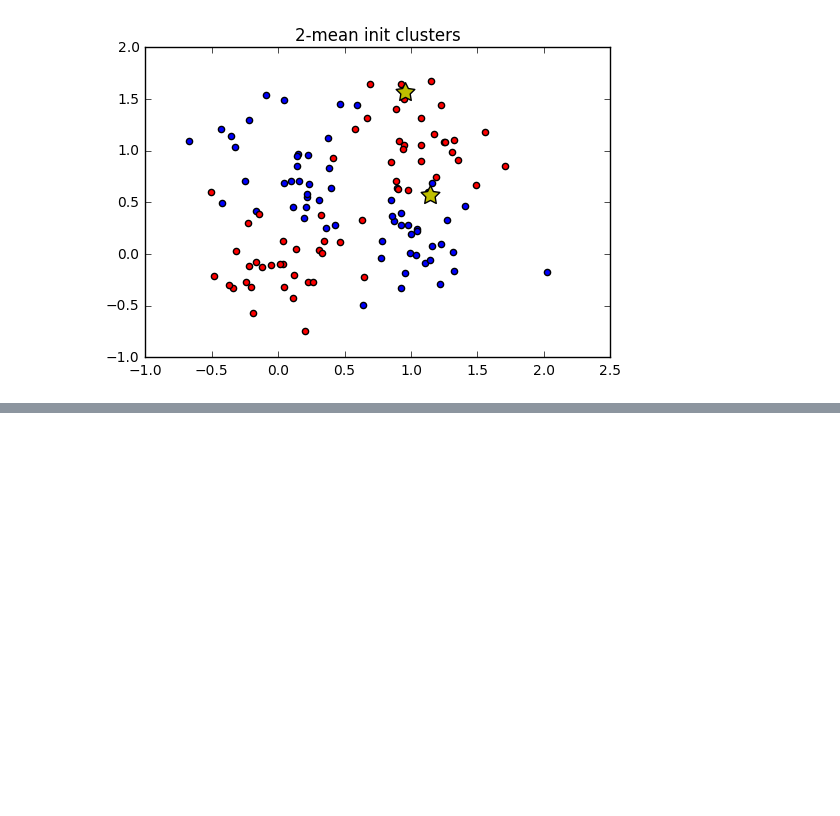
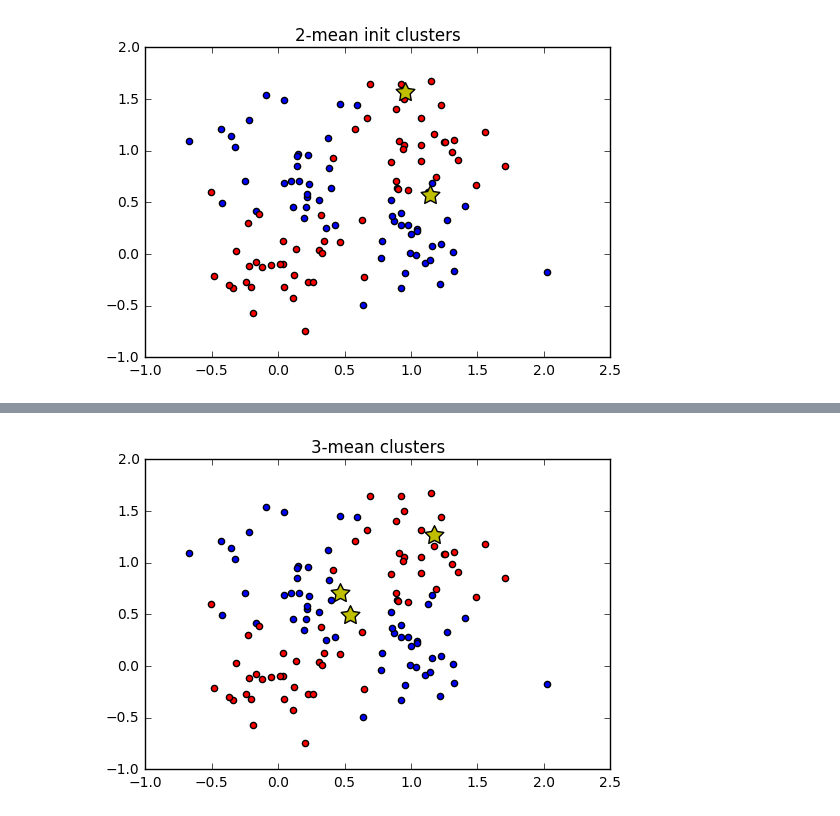
Before and after one commit to p16i/course-machine-intelligence-1, a Jupyter notebook: w6/classification-and-rbf.ipynb, the cells around one changed output, grey strips where cells are left out. Saved outputs shown, nothing was run; the diff lists cells and outputs as text; code cells hidden in the pictures; blank space fills up the shorter version.

```diff
--- a/w6/classification-and-rbf.ipynb
+++ b/w6/classification-and-rbf.ipynb
@@ -294,0 +359,6 @@ plotPointsWithClusters(training_x, '2-mean init clusters', k2_init_centers )
+# %%
+k3_init_centers = randomCenters(3)
+k3_mean = kmean( training_x, k3_init_centers)
+plotPointsWithClusters(training_x, '3-mean clusters', k3_mean )
+# %% [output]
+[figure, added]
```
Also changed, not shown: parts of 9 cells of this notebook.
